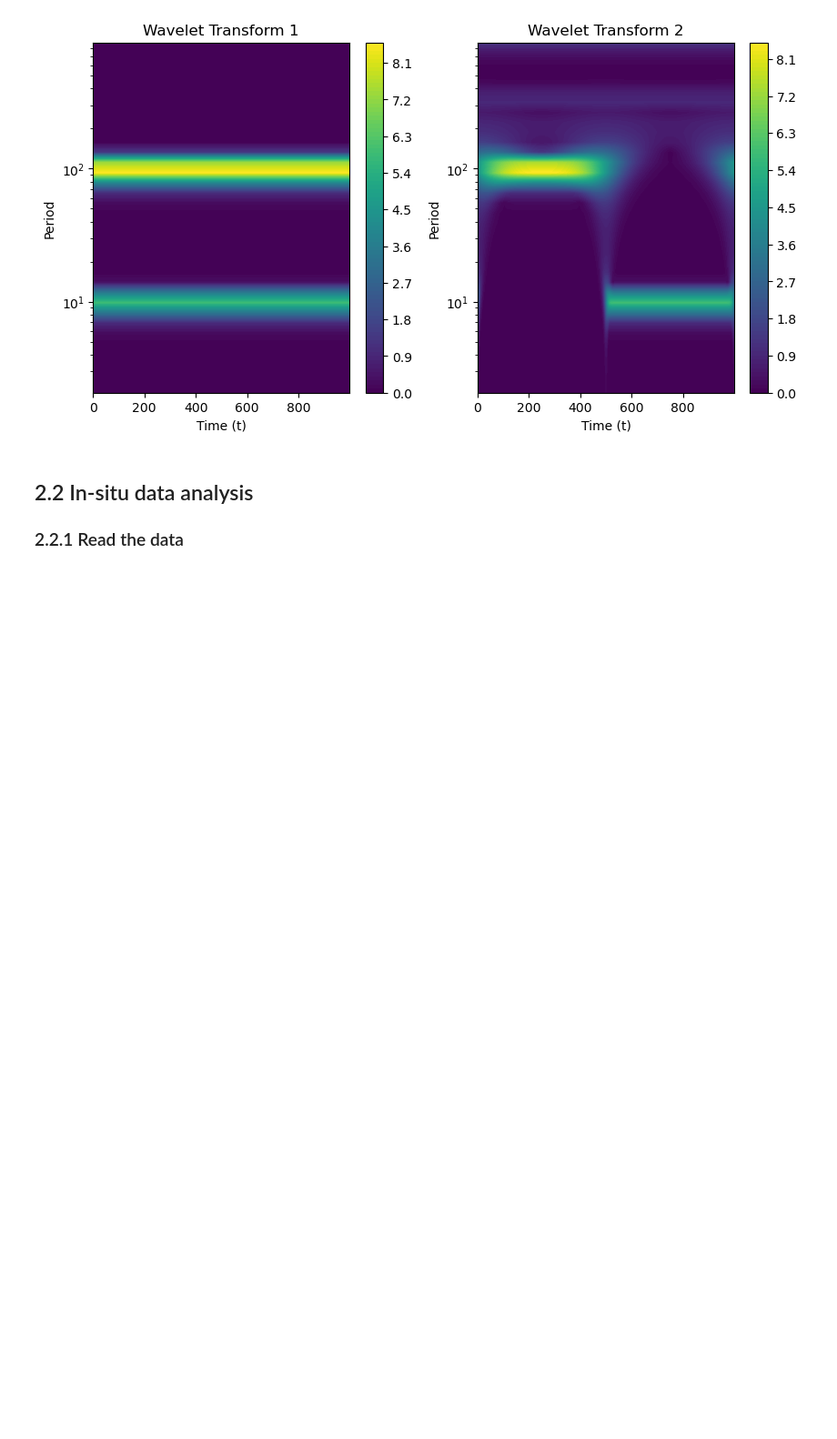
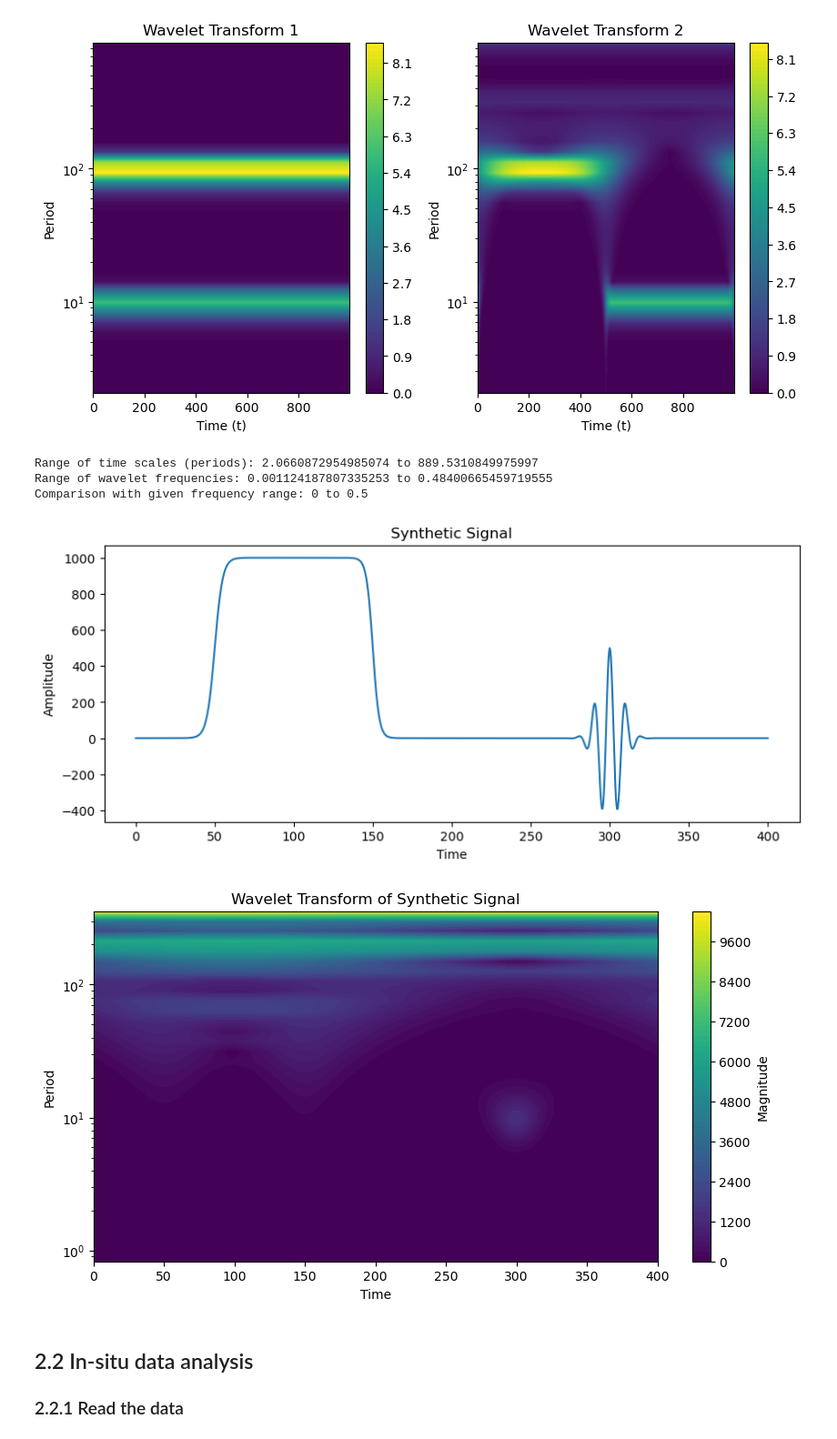
Before and after one commit to notanobis/Wavelet-Analysis, a Jupyter notebook: Code/plasma.ipynb, the cells around one changed output. Shown at 91% size. Drawn from its saved outputs; the diff is of its cells as text; code cells hidden in the pictures; blank space fills up the shorter version.

```diff
--- a/Code/plasma.ipynb
+++ b/Code/plasma.ipynb
@@ -150,6 +150,77 @@ plt.colorbar()
 plt.show()
 # %% [output]
 [figure]
+# %%
+# Assuming wavelet function and signal1, signal2 are defined
+delta_t = 1.0
+N = 1000
+wave1, period1, scale1, coi1 = wavelet(signal1, delta_t)
+wave2, period2, scale2, coi2 = wavelet(signal2, delta_t)
+
+min_period = np.min(period1)
+max_period = np.max(period1)
+
+min_frequency = 1/max_period
+max_frequency = 1/min_period
+
+print(f"Range of time scales (periods): {min_period} to {max_period}")
+print(f"Range of wavelet frequencies: {min_frequency} to {max_frequency}")
+
+f_min = 0
+f_max = N/2/1000
+
+print(f"Comparison with given frequency range: {f_min} to {f_max}")
+# %% [output]
+Range of time scales (periods): 2.0660872954985074 to 889.5310849975997
+Range of wavelet frequencies: 0.001124187807335253 to 0.48400665459719555
+Comparison with given frequency range: 0 to 0.5
+# %%
+def y_d(t, A_d, t_d, delta_t_d):
+    return A_d * np.tanh((t - t_d) / delta_t_d)
+
+def y_s(t, A_s, t_s, delta_t_s):
+    return A_s * np.tanh(-(t - t_s) / delta_t_s**2)
+
+def y_w(t, A, t_0, delta_t_w, w):
+    return A * np.exp(-(t - t_0)**2 / delta_t_w**2) * np.cos(w * t)
+
+amplitude = 500.0
+# Parameters for the synthetic signal
+A_d, t_d, delta_t_d = amplitude, 50, 5
+A_s, t_s, delta_t_s = amplitude, 150, 2
+A, t_0, delta_t_w, w = amplitude, 300, 10, 2 * np.pi * 0.1
+
+# Time array
+N = 1000
+t = np.linspace(0, 400, N)
+
+# Construct the synthetic signal
+signal = y_d(t, A_d, t_d, delta_t_d) + y_s(t, A_s, t_s, delta_t_s) + y_w(t, A, t_0, delta_t_w, w)
+
+# Plot the synthetic signal
+plt.figure(figsize=(10, 4))
+plt.plot(t, signal)
+plt.xlabel('Time')
+plt.ylabel('Amplitude')
+plt.title('Synthetic Signal')
+plt.show()
+
+# Apply the Morlet wavelet transformation
+delta_t = t[1] - t[0]
+wave, period, scale, coi = wavelet(signal, delta_t)
+
+# Plot the wavelet transform
+plt.figure(figsize=(10, 5))
+plt.contourf(t, period, np.abs(wave), 100)
+plt.xlabel('Time')
+plt.ylabel('Period')
+plt.title('Wavelet Transform of Synthetic Signal')
+plt.yscale('log')
+plt.colorbar(label='Magnitude')
+plt.show()
+# %% [output]
+[figure, added]
+[figure, added]
 # %% [markdown]
 ## 2.2 In-situ data analysis
 ### 2.2.1 Read the data
```
